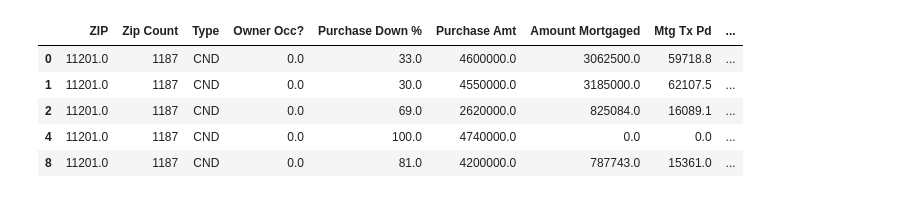
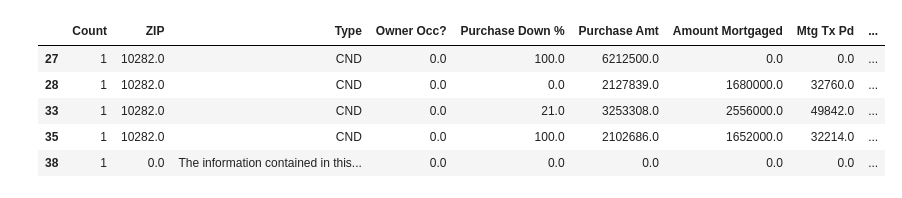
Before and after one commit to Kat-McEldowney/Group_project_1, a Jupyter notebook: Bklyn_2022_RE_DF.ipynb, the cells around one changed output. Saved outputs shown, nothing was run; the diff lists cells and outputs as text; code cells hidden in the pictures.

```diff
--- a/Bklyn_2022_RE_DF.ipynb
+++ b/Bklyn_2022_RE_DF.ipynb
@@ -5,6 +5,11 @@ import matplotlib.pyplot as plt
 import warnings
 warnings.filterwarnings("ignore")
 
-full_bklyn_df = pd.read_csv('brooklyn_2022_sales.csv')
-full_bklyn_df.shape
+full_df = pd.read_csv('brooklyn_2022_sales.csv')
+high_low_df = pd.read_csv('highest_three_lowest_four.csv')
+batt_park_df = pd.read_csv('Batt_park_2022_sales.csv')
+
+frames = [full_df, high_low_df, batt_park_df]
+full_df = pd.concat(frames)
+full_df.shape
 # %% [output]
@@ -26,0 +35,9 @@ full_bklyn_df.tail()
+# %%
+#calculate how much mortgage tax was collected.
+# for mortgages less than $500,000, tax is 1.8% for mortgages of $500,000, 1.95%
+#calculate the mansion tax as 1% for sales over $1,000,000
+
+full_df['Mtg Tx Pd'] = np.where(full_df['Amount Mortgaged'] >= 500000,
+                                 full_df['Amount Mortgaged'] * 0.0195, full_df['Amount Mortgaged'] * 0.018)
+full_df['Mansion Tax Pd'] = np.where(full_df['Purchase Amt'] >= 1000000, full_df['Purchase Amt'] * 0.01, 0)
+full_df.head()
@@ -27,7 +51,4 @@ full_bklyn_df.tail()
 # %%
-#filtered DF to only relevant columns
-full_bklyn_df2= full_bklyn_df.loc[:, ['ZIP', 'Zip Count', 'Type', 'Owner Occ?', 'Purchase Down %',
-                                 'Purchase Amt', 'Amount Mortgaged']]
-investor_bk_df = full_bklyn_df2[(full_bklyn_df2['Owner Occ?'] ==1)]
-bklyn_df = full_bklyn_df2[(full_bklyn_df2['Owner Occ?'] == 0)]
-bklyn_df.head()
+#created two dataframes, one for investor purchases and the other for primary residences
+investor_df = full_df[(full_df['Owner Occ?'] ==1)]
+owner_occ_df = full_df[(full_df['Owner Occ?'] == 0)]
@@ -56,20 +55,15 @@ bklyn_df.head()
 # %%
-#calculate the mortage tax as 1.8% for mortgages less than $500,000 and 1.95% for mortgages of $500,000 or more
-#calculate the mansion tax as 1% for sales over $1,000,000
-# calculate the hypotehtical sales tax if the tax rate as 2/3 or the mortgage tax (1.19%) for purchases less than
-# $1,000,000 and add an additional 0.5% (1.69%)for purchases over $1,000,000
+#calculate new sales tax info for private residences, 0.9% for purchases under $1mil and
+#calculate new sales tax for investment purchases, 4.4357%
+owner_occ_df['New Sales Tax Amount'] = np.where(owner_occ_df['Purchase Amt'] >= 1000000, owner_occ_df['Purchase Amt'] * 0.009,
+                                owner_occ_df['Purchase Amt'] * 0.014)
+investor_df['New Sales Tax Amount'] = investor_df['Purchase Amt'] * 0.04438
 
-bklyn_df['Mtg Tx Pd'] = np.where(bklyn_df['Amount Mortgaged'] >= 500000,
-                                 bklyn_df['Amount Mortgaged'] * 0.0195, bklyn_df['Amount Mortgaged'] * 0.018)
-bklyn_df['Mansion Tax Pd'] = np.where(bklyn_df['Purchase Amt'] >= 1000000, bklyn_df['Purchase Amt'] * 0.01, 0)
-bklyn_df['New Sales Tax Amount'] = np.where(bklyn_df['Purchase Amt'] >= 1000000, bklyn_df['Purchase Amt'] * 0.009,
-                                bklyn_df['Purchase Amt'] * 0.014)
-
-bklyn_df.head()
+owner_occ_df.tail()
 # %% [output]
-|  | ZIP | Zip Count | Type | Owner Occ? | Purchase Down % | Purchase Amt | Amount Mortgaged | Mtg Tx Pd | ... |
-| 0 | 11201.0 | 1187 | CND | 0.0 | 33.0 | 4600000.0 | 3062500.0 | 59718.8 | ... |
-| 1 | 11201.0 | 1187 | CND | 0.0 | 30.0 | 4550000.0 | 3185000.0 | 62107.5 | ... |
-| 2 | 11201.0 | 1187 | CND | 0.0 | 69.0 | 2620000.0 | 825084.0 | 16089.1 | ... |
-| 4 | 11201.0 | 1187 | CND | 0.0 | 100.0 | 4740000.0 | 0.0 | 0.0 | ... |
-| 8 | 11201.0 | 1187 | CND | 0.0 | 81.0 | 4200000.0 | 787743.0 | 15361.0 | ... |
+|  | Count | ZIP | Type | Owner Occ? | Purchase Down % | Purchase Amt | Amount Mortgaged | Mtg Tx Pd | ... |
+| 27 | 1 | 10282.0 | CND | 0.0 | 100.0 | 6212500.0 | 0.0 | 0.0 | ... |
+| 28 | 1 | 10282.0 | CND | 0.0 | 0.0 | 2127839.0 | 1680000.0 | 32760.0 | ... |
+| 33 | 1 | 10282.0 | CND | 0.0 | 21.0 | 3253308.0 | 2556000.0 | 49842.0 | ... |
+| 35 | 1 | 10282.0 | CND | 0.0 | 100.0 | 2102686.0 | 1652000.0 | 32214.0 | ... |
+| 38 | 1 | 0.0 | The information contained in this... | 0.0 | 0.0 | 0.0 | 0.0 | 0.0 | ... |
```
Also changed, not shown: parts of 16 cells of this notebook, 4 other files.
